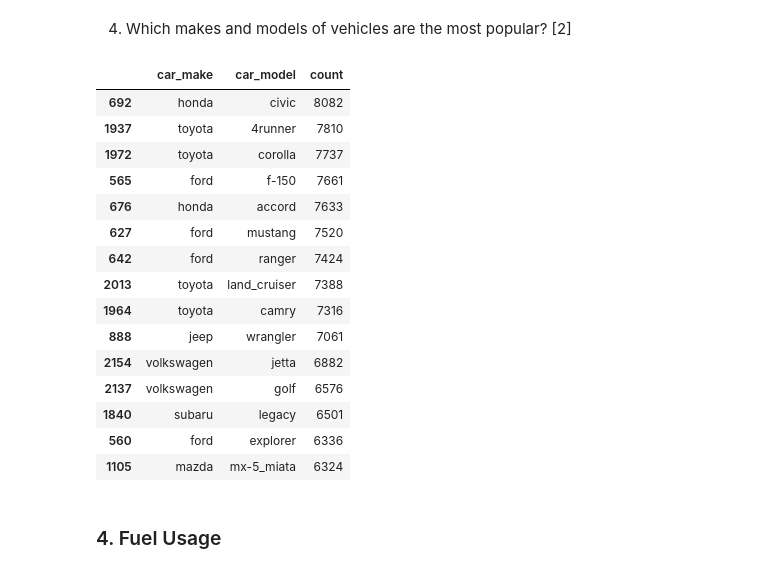
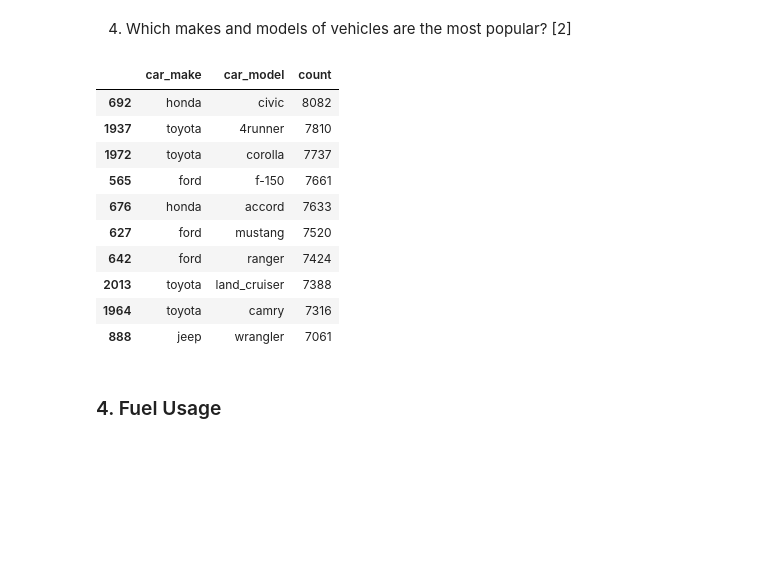
Before and after one commit to tarunaidoo/IDVE_Assignment1, a Jupyter notebook: Assignment1-Check.ipynb, the cells around one changed output. Drawn from its saved outputs; the diff is of its cells as text; code cells hidden in the pictures; blank space fills up the shorter version.

```diff
--- a/Assignment1-Check.ipynb
+++ b/Assignment1-Check.ipynb
@@ -675,24 +675,19 @@ sns.displot(data=df, x= df['vehicle_age'], bins=40)
 4. Which makes and models of vehicles are the most popular? [2]
 # %%
 most_popular_vehicle = df.groupby(['car_make', 'car_model']).car_make.count().reset_index(name='count')
-most_popular_vehicle.nlargest(n=15, columns=['count'])
+most_popular_vehicle.nlargest(n=10, columns=['count'])
 # %% [output]
 |  | car_make | car_model | count |
 | 692 | honda | civic | 8082 |
 | 1937 | toyota | 4runner | 7810 |
 | 1972 | toyota | corolla | 7737 |
 | 565 | ford | f-150 | 7661 |
 | 676 | honda | accord | 7633 |
 | 627 | ford | mustang | 7520 |
 | 642 | ford | ranger | 7424 |
 | 2013 | toyota | land_cruiser | 7388 |
 | 1964 | toyota | camry | 7316 |
 | 888 | jeep | wrangler | 7061 |
-| 2154 | volkswagen | jetta | 6882 |
-| 2137 | volkswagen | golf | 6576 |
-| 1840 | subaru | legacy | 6501 |
-| 560 | ford | explorer | 6336 |
-| 1105 | mazda | mx-5_miata | 6324 |
 # %% [markdown]
 ### 4. Fuel Usage
 # %% [markdown]
```
Also changed, not shown: parts of 31 cells of this notebook.
